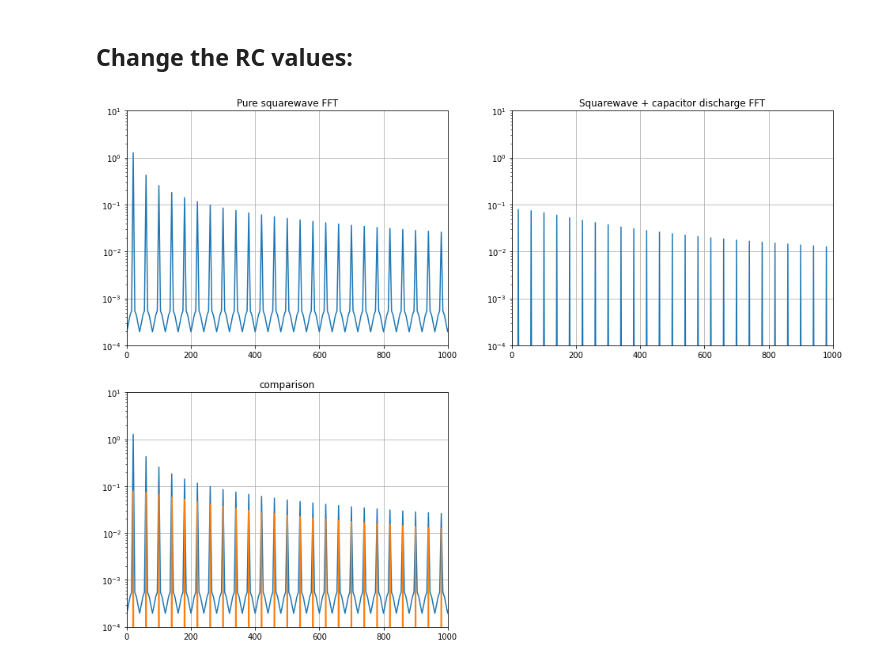
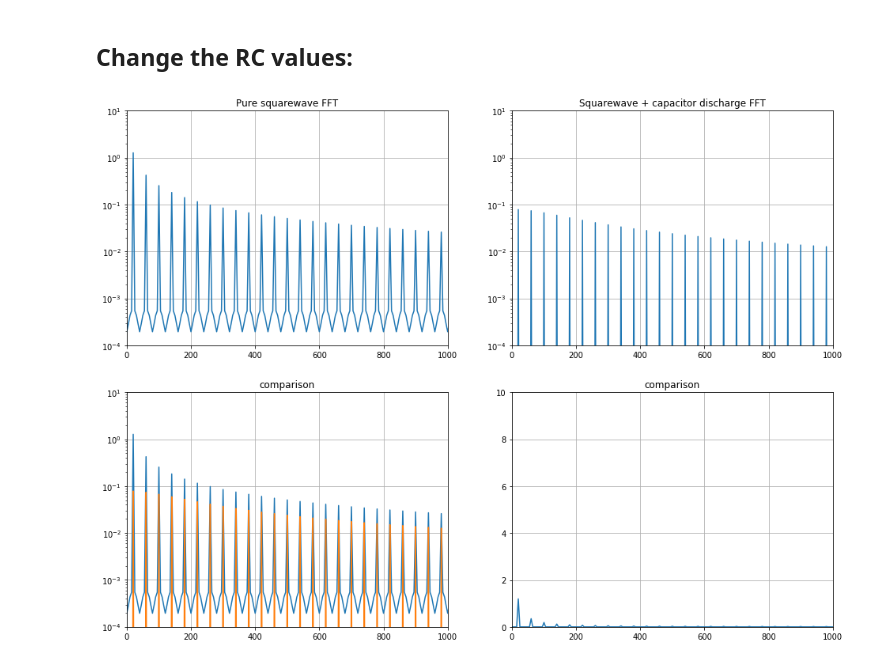
Before and after one commit to francoisgeorgy/jupyter-notebooks, a Jupyter notebook: electronics/ac-coupling/ac-coupling-fft.ipynb, the cells around one changed output. Drawn from its saved outputs; the diff is of its cells as text; code cells hidden in the pictures.

```diff
--- a/electronics/ac-coupling/ac-coupling-fft.ipynb
+++ b/electronics/ac-coupling/ac-coupling-fft.ipynb
@@ -106,21 +106,21 @@ discharge = get_RC_discharge(R, C, t)
 # %%
 def plot_fft(x, f, axes, title=''):
     y = scipy.fft.fft(f)
     samples = len(y)
     axes.semilogy(x, 2.0/samples * np.abs(y[0:samples//2]))
     axes.set_xlim(left=0, right=1000)
     axes.set_ylim(10e-5, 10)
     axes.set_title(title)
     axes.grid(True)
 
 fig4, ((fft11, fft12), (fft21, _)) = pp.subplots(nrows=2, ncols=2, figsize=(16, 12))
-fig4.delaxes(_)
 
 xf = scipy.fft.fftfreq(samples, spacing)[:samples//2]
 
 plot_fft(xf, square, fft11, 'Pure squarewave FFT')
 plot_fft(xf, square * discharge, fft12, 'Squarewave + capacitor discharge FFT')
 plot_fft(xf, square, fft21, 'comparison')
 plot_fft(xf, square * discharge, fft21, 'comparison')
+plot_fft_diff(xf, square, square * discharge, _, 'comparison')
 # %% [output]
-[figure, old version]
+[figure, new version]
```
Also changed, not shown: parts of 2 cells of this notebook, 2 other files.
